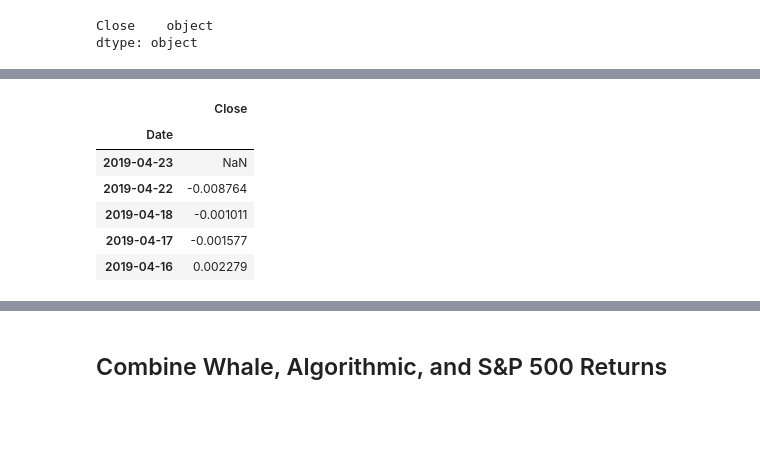
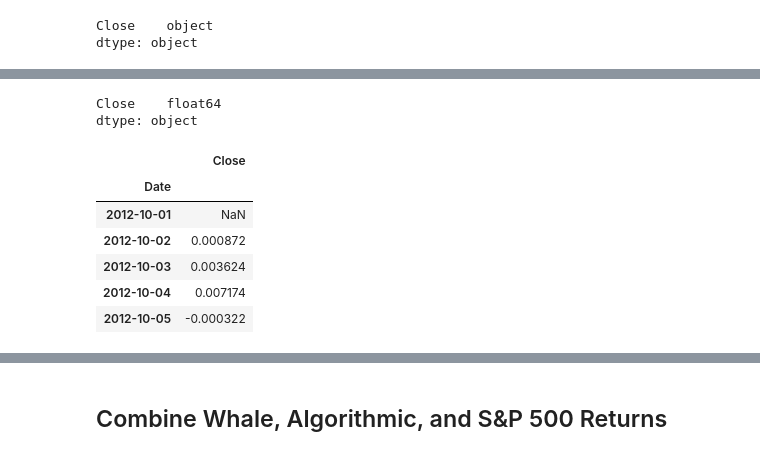
Before and after one commit to mjkasrai/pandas_homework_wk4, a Jupyter notebook: whale_analysis_hw.ipynb, the cells around one changed output, grey strips where cells are left out. Saved outputs shown, nothing was run; the diff lists cells and outputs as text; code cells hidden in the pictures; blank space fills up the shorter version.

```diff
--- a/whale_analysis_hw.ipynb
+++ b/whale_analysis_hw.ipynb
@@ -87,8 +101,10 @@ dtype: int64
 Read the S&P500 Historic Closing Prices and create a new daily returns DataFrame from the data.
 # %%
 # Reading S&P 500 Closing Prices
-sp500_history_csv = Path("Resources/sp500_history.csv")
-# YOUR CODE HERE
+sp500_history_csv = Path("./Instructions/Resources/sp500_history.csv")
+sp500_df = pd.read_csv(sp500_history_csv, index_col="Date", parse_dates=True, infer_datetime_format=True)
+sp500_df.sort_index(inplace=True)
+sp500_df.head()
 # %% [output]
 |  | Close |
 | Date |  |
@@ -111,0 +122,4 @@ dtype: object
+# %%
+# Remove '$'
+sp500_df['Close'] = sp500_df['Close'].str.replace('$','')
+sp500_df.head()
@@ -112,11 +134,19 @@ dtype: object
+# %%
+# Fix Data Types
+sp500_df['Close'] = sp500_df['Close'].astype('float')
+sp500_df.dtypes
+# %% [output]
+Close    float64
+dtype: object
 # %%
 # Calculate Daily Returns
-# YOUR CODE HERE
+sp500_returns = sp500_df.pct_change()
+sp500_returns.head()
 # %% [output]
 |  | Close |
 | Date |  |
-| 2019-04-23 | NaN |
-| 2019-04-22 | -0.008764 |
-| 2019-04-18 | -0.001011 |
-| 2019-04-17 | -0.001577 |
-| 2019-04-16 | 0.002279 |
+| 2012-10-01 | NaN |
+| 2012-10-02 | 0.000872 |
+| 2012-10-03 | 0.003624 |
+| 2012-10-04 | 0.007174 |
+| 2012-10-05 | -0.000322 |
```
Also changed, not shown: parts of 19 cells of this notebook.
